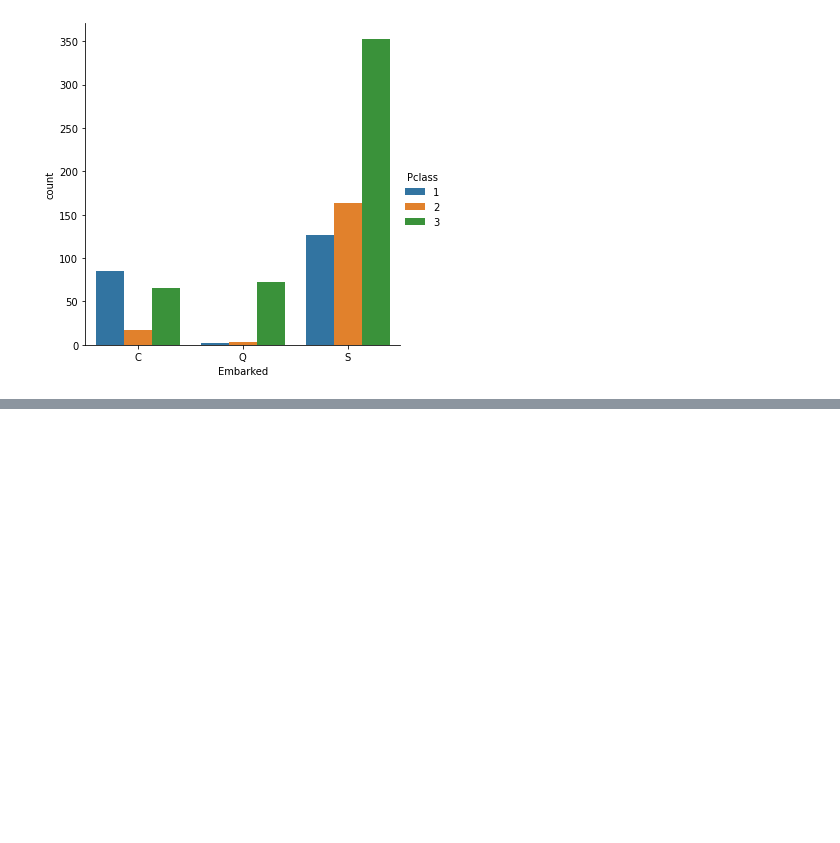
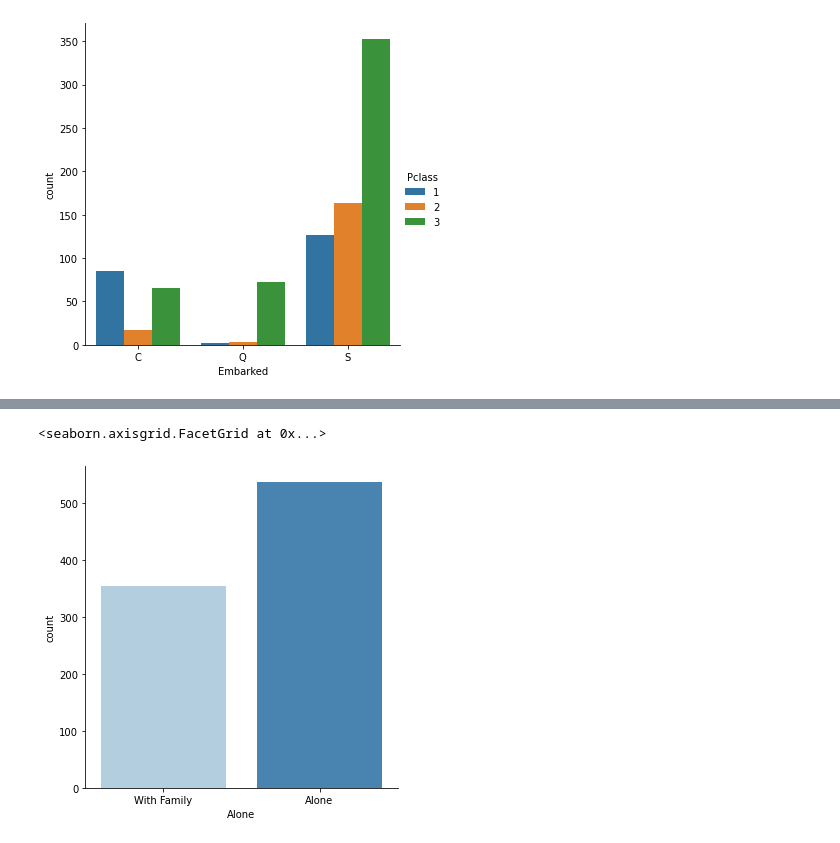
Before and after one commit to locspoc/data_analysis_and_visualisation, a Jupyter notebook: titanic/Titanic Example Project.ipynb, the cells around one changed output, grey strips where cells are left out. Cells and saved outputs as stored; diff of their text form; code cells hidden in the pictures; blank space fills up the shorter version.

Commit message:
Titanic example project complete

```diff
--- a/titanic/Titanic Example Project.ipynb
+++ b/titanic/Titanic Example Project.ipynb
@@ -241,3 +241,5 @@ titanic_df.head()
 | 2 | 3 | 1 | 3 | Heikkinen, Miss. Laina | female | 26.0 | 0 | 0 | STON/O2. 3101282 | 7.9250 | ... |
 | 3 | 4 | 1 | 1 | Futrelle, Mrs. Jacques Heath (Lil... | female | 35.0 | 1 | 0 | 113803 | 53.1000 | ... |
 | 4 | 5 | 0 | 3 | Allen, Mr. William Henry | male | 35.0 | 0 | 0 | 373450 | 8.0500 | ... |
+# %%
+titanic_df['Alone'] = titanic_df.SibSp + titanic_df.Parch
@@ -244,2 +255,2 @@ titanic_df.head()
 # %%
-titanic_df['Alone'] = titanic_df
+titanic_df['Alone']
@@ -245,0 +270,4 @@ titanic_df['Alone'] = titanic_df
+# %%
+titanic_df['Alone'].loc[titanic_df['Alone'] >0] = 'With Family'
+
+titanic_df['Alone'].loc[titanic_df['Alone'] ==0] = 'Alone'
@@ -245,0 +290,7 @@ titanic_df['Alone'] = titanic_df
+# %%
+# How many people were Alone vs With Family?
+
+sns.factorplot('Alone',data=titanic_df,palette='Blues',kind='count')
+# %% [output]
+<seaborn.axisgrid.FacetGrid at 0x...>
+[figure, added]
```
Also changed, not shown: parts of 15 cells of this notebook.
